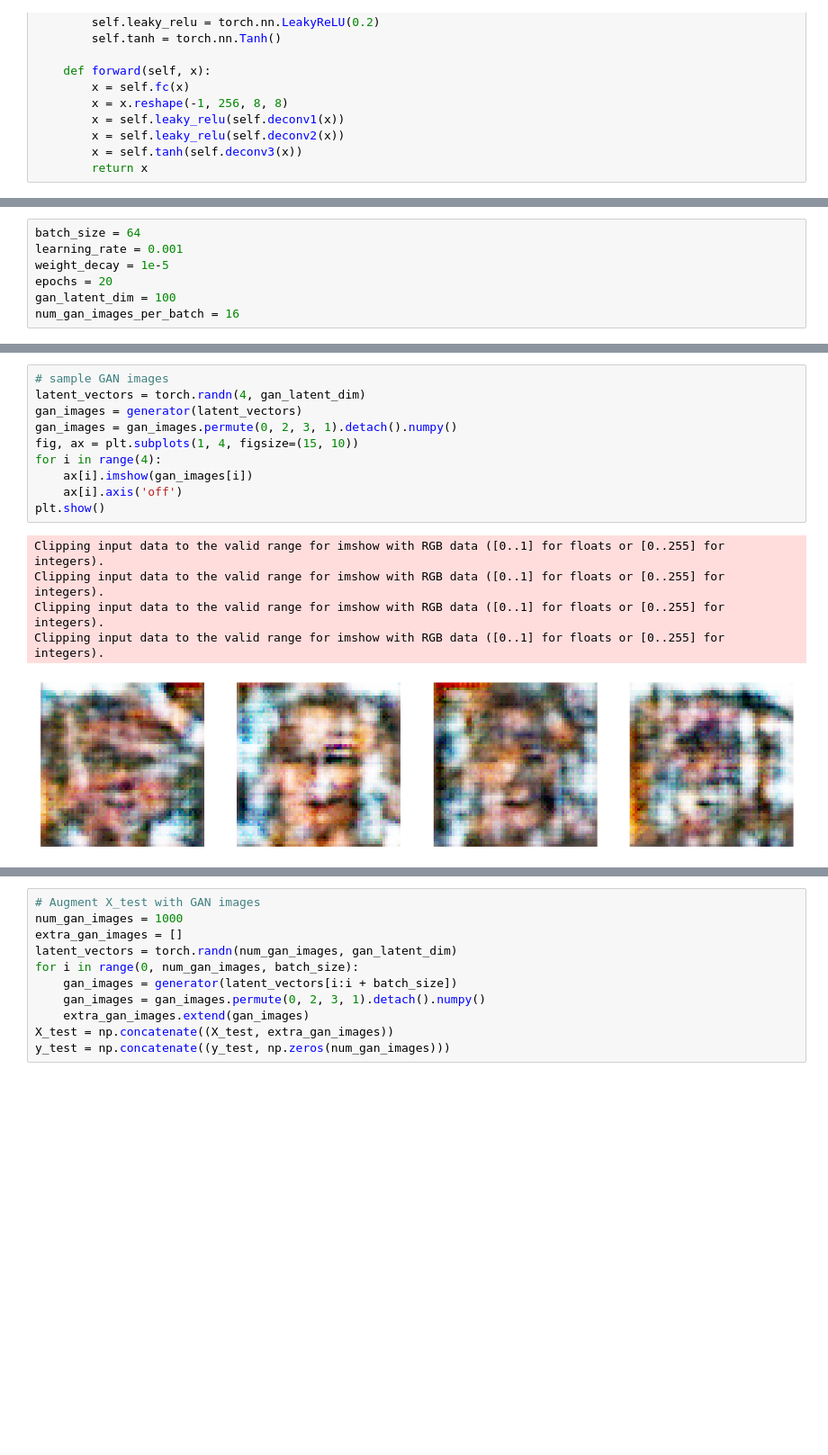
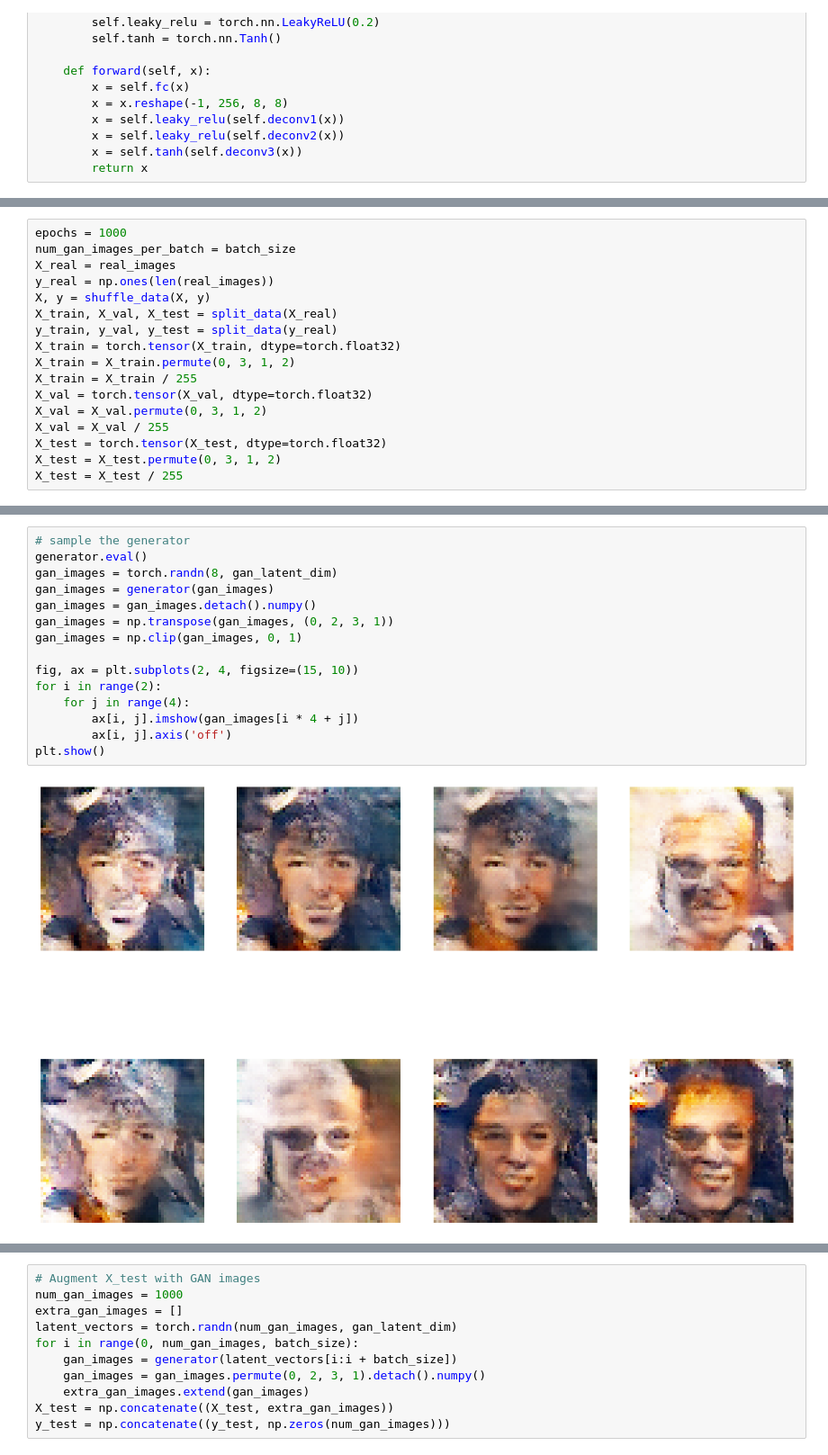
Before and after one commit to jameszampa/437_Final_Project, a Jupyter notebook: train_gan.ipynb, the cells around one changed output, grey strips where cells are left out. Shown at 90% size. Cells and saved outputs as stored; diff of their text form; blank space fills up the shorter version.

```diff
--- a/train_gan.ipynb
+++ b/train_gan.ipynb
@@ -585,7 +483,0 @@ def train_discriminator_with_gan(X_train, y_train, X_val, y_val, batch_size, n_e
-# %%
-batch_size = 64
-learning_rate = 0.001
-weight_decay = 1e-5
-epochs = 20
-gan_latent_dim = 100
-num_gan_images_per_batch = 16
@@ -611,0 +484,17 @@ GAN Loss: 0.2075
+# %%
+epochs = 1000
+num_gan_images_per_batch = batch_size
+X_real = real_images
+y_real = np.ones(len(real_images))
+X, y = shuffle_data(X, y)
+X_train, X_val, X_test = split_data(X_real)
+y_train, y_val, y_test = split_data(y_real)
+X_train = torch.tensor(X_train, dtype=torch.float32)
+X_train = X_train.permute(0, 3, 1, 2)
+X_train = X_train / 255
+X_val = torch.tensor(X_val, dtype=torch.float32)
+X_val = X_val.permute(0, 3, 1, 2)
+X_val = X_val / 255
+X_test = torch.tensor(X_test, dtype=torch.float32)
+X_test = X_test.permute(0, 3, 1, 2)
+X_test = X_test / 255
@@ -612,16 +575,17 @@ GAN Loss: 0.2075
 # %%
-# sample GAN images
-latent_vectors = torch.randn(4, gan_latent_dim)
-gan_images = generator(latent_vectors)
-gan_images = gan_images.permute(0, 2, 3, 1).detach().numpy()
-fig, ax = plt.subplots(1, 4, figsize=(15, 10))
-for i in range(4):
-    ax[i].imshow(gan_images[i])
-    ax[i].axis('off')
+# sample the generator
+generator.eval()
+gan_images = torch.randn(8, gan_latent_dim)
+gan_images = generator(gan_images)
+gan_images = gan_images.detach().numpy()
+gan_images = np.transpose(gan_images, (0, 2, 3, 1))
+gan_images = np.clip(gan_images, 0, 1)
+
+fig, ax = plt.subplots(2, 4, figsize=(15, 10))
+for i in range(2):
+    for j in range(4):
+        ax[i, j].imshow(gan_images[i * 4 + j])
+        ax[i, j].axis('off')
 plt.show()
 # %% [output]
-Clipping input data to the valid range for imshow with RGB data ([0..1] for floats or [0..255] for integers).
-Clipping input data to the valid range for imshow with RGB data ([0..1] for floats or [0..255] for integers).
-Clipping input data to the valid range for imshow with RGB data ([0..1] for floats or [0..255] for integers).
-Clipping input data to the valid range for imshow with RGB data ([0..1] for floats or [0..255] for integers).
-[figure, old version]
+[figure, new version]
```
Also changed, not shown: parts of 17 cells of this notebook, 2 other files.
